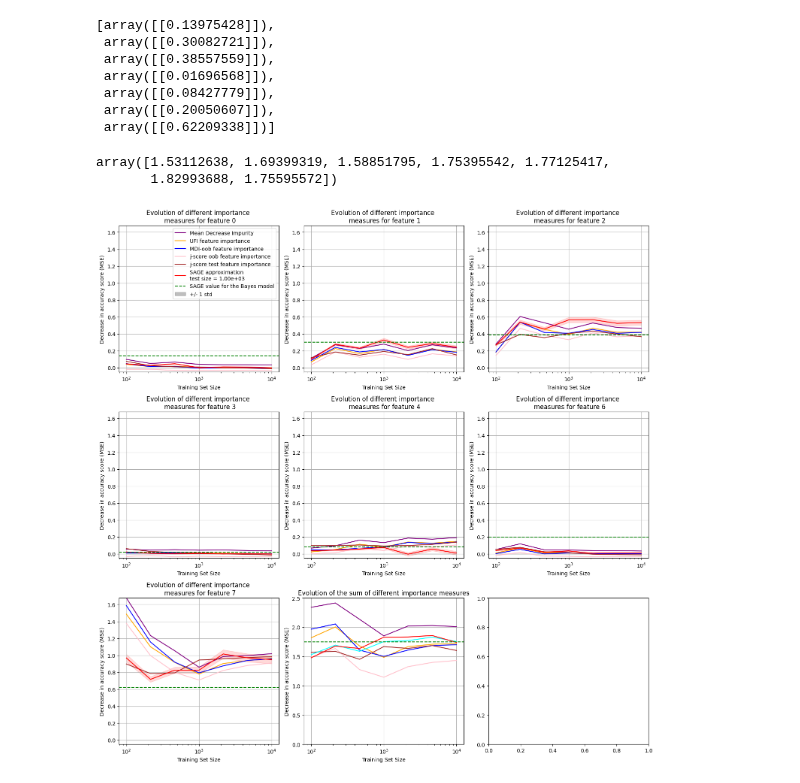
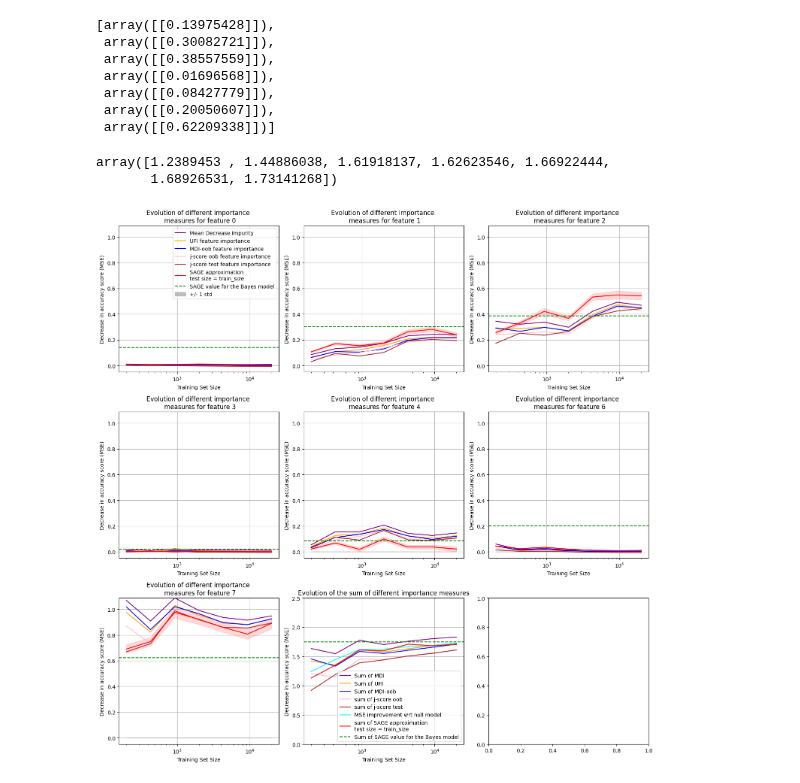
Before and after one commit to GaetandeCast/Internship, a Jupyter notebook: synth_datasets/gaussian_lm.ipynb, the cells around one changed output. Cells and saved outputs as stored; diff of their text form; code cells hidden in the pictures.

Commit message:
add Antoine computation of Sigma, set test size = train size, go up to 2*1e4, make j-score formula more explicit

```diff
--- a/synth_datasets/gaussian_lm.ipynb
+++ b/synth_datasets/gaussian_lm.ipynb
@@ -63,9 +63,11 @@ def generate_gaussian_causal_network(
     """
     rng = check_random_state(random_state)
     D = b.shape[0]
+
     mu = np.zeros(D)
     Sigma = np.zeros((D, D))
 
+    # Bishop's computations
     for i in range(D):
         mu[i] = b[i]
         for j in range(D):
@@ -77,6 +79,14 @@ def generate_gaussian_causal_network(
                 Sigma[i, j] += w[j, k] * Sigma[i, k]
             Sigma[j, i] = Sigma[i, j]
 
+    # Antoine's computations
+    pi = np.linalg.inv(np.eye(D) - w)
+    mu_a = pi @ b
+    Sigma_a = v**2 @ (v**2).reshape(-1,1) * pi @ pi.T
+
+    assert np.all(mu == mu_a)
+    assert np.all(Sigma == Sigma_a)
+
 
     X = rng.multivariate_normal(mu, Sigma, n_sample)
     return X, mu, Sigma
@@ -120,6 +130,8 @@ def expected_conditional_variance_reduction(S, i, idx_y, Sigma):
     A = S + [i]
 
     # Extract relevant submatrices from Sigma
+    Sigma_yy = Sigma[np.ix_([idx_y], [idx_y])]
+
     Sigma_SS = Sigma[np.ix_(S, S)]
     Sigma_yS = Sigma[np.ix_([idx_y], S)]
     Sigma_Sy = Sigma[np.ix_(S, [idx_y])]
@@ -129,10 +141,10 @@ def expected_conditional_variance_reduction(S, i, idx_y, Sigma):
     Sigma_Ay = Sigma[np.ix_(A, [idx_y])]
 
     # Compute conditional covariances
-    left_term = Sigma_yA @ np.linalg.solve(Sigma_AA, Sigma_Ay)
-    right_term = Sigma_yS @ np.linalg.solve(Sigma_SS, Sigma_Sy)
+    Sigma_y_cond_S = Sigma_yy - Sigma_yS @ np.linalg.inv(Sigma_SS) @ Sigma_Sy
+    Sigma_y_cond_A = Sigma_yy - Sigma_yA @ np.linalg.inv(Sigma_AA) @ Sigma_Ay
 
-    return left_term - right_term
+    return Sigma_y_cond_S - Sigma_y_cond_A
 # %%
 def compute_bayes_sage(D, i, idx_y, Sigma):
     """
@@ -214,8 +226,7 @@ idx_features = [i for i in range(8) if i != idx_target]
 n_feature = len(idx_features)
 # %%
 # Training loop parameters
-train_sizes = np.logspace(2, 4, 7, dtype=int)
-test_size = int(1e3)
+train_sizes = 2 * np.logspace(2, 4, 7, dtype=int)
 n_folds = 5
 rng = np.random.RandomState(42)
 n_estimators = 100
@@ -232,6 +243,7 @@ permut_res = list()
 mse_improvement = np.zeros(len(train_sizes))
 
 for train_size_idx, train_size in enumerate(train_sizes):
+    test_size = train_size
     Xy, mu, Sigma = generate_gaussian_causal_network(
         n_sample=train_size + test_size,
         b=b,
@@ -247,6 +259,7 @@ for train_size_idx, train_size in enumerate(train_sizes):
         n_estimators=n_estimators,
         oob_score=True,
         n_jobs=-1,
+        min_samples_leaf=10,
         random_state=rng,
     ).fit(X_train, y_train)
 
@@ -284,8 +297,8 @@ bayes_sage
 # %%
 mse_improvement
 # %% [output]
-array([1.53112638, 1.69399319, 1.58851795, 1.75395542, 1.77125417,
-       1.82993688, 1.75595572])
+array([1.2389453 , 1.44886038, 1.61918137, 1.62623546, 1.66922444,
+       1.68926531, 1.73141268])
 # %%
 global_max = np.max(
     [
@@ -326,7 +339,7 @@ for i in range(n_feature):
     axs[i].plot(
         train_sizes,
         [sage_res[j].values[i] for j in range(len(train_sizes))],
-        label=f"SAGE approximation \ntest size = {test_size:.2e}",
+        label="SAGE approximation \ntest size = train_size",
         color="red",
     )
     axs[i].fill_between(
@@ -339,7 +352,7 @@ for i in range(n_feature):
     # axs[i].plot(
     #     train_sizes,
     #     [permut_res[j].importances_mean[i] for j in range(len(train_sizes))],
-    #     label=f"permutation importance \ntest size = {test_size:.2e}",
+    #     label=f"permutation importance \ntest size = train_size",
     #     color="cyan",
     # )
     # axs[i].fill_between(
@@ -376,33 +389,33 @@ axs[n_feature].plot(
 axs[n_feature].plot(
     train_sizes, mdi_oob_res.sum(axis=1), label="Sum of MDI-oob", color="blue"
 )
 axs[n_feature].plot(
     train_sizes, j_score_res.sum(axis=1), label="sum of j-score oob", color="pink"
 )
 axs[n_feature].plot(
     train_sizes, j_score_test_res.sum(axis=1), label="sum of j-score test", color="brown"
 )
 axs[n_feature].plot(
     train_sizes, mse_improvement, label="MSE improvement wrt null model", color="cyan"
 )
 axs[n_feature].plot(
     train_sizes,
     [sage_res[j].values.sum() for j in range(len(train_sizes))],
-    label=f"sum of SAGE approximation \ntest size = {test_size:.2e}",
+    label="sum of SAGE approximation \ntest size = train_size",
     color="red",
 )
 axs[n_feature].axhline(sum(bayes_sage), ls="--", label="Sum of SAGE value for the Bayes model", color="green")
 axs[n_feature].set_xscale("log")
 axs[n_feature].set_xlabel("Training Set Size")
 axs[n_feature].set_ylabel("Decrease in accuracy score (MSE)")
 axs[n_feature].set_title(
     "Evolution of the sum of different importance measures"
 )
 axs[n_feature].grid(True)
 axs[0].legend()
-# axs[n_feature].legend()
+axs[n_feature].legend()
 
 plt.tight_layout()
 plt.show()
 # %% [output]
-[figure, old version]
+[figure, new version]
```
Also changed, not shown: 1 other file.
